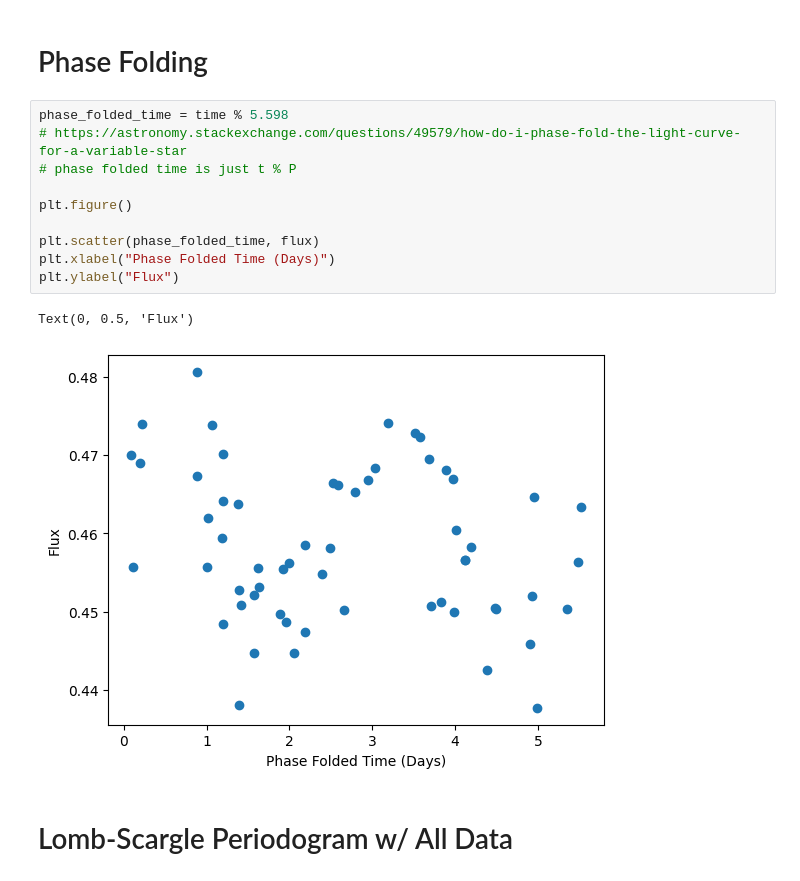
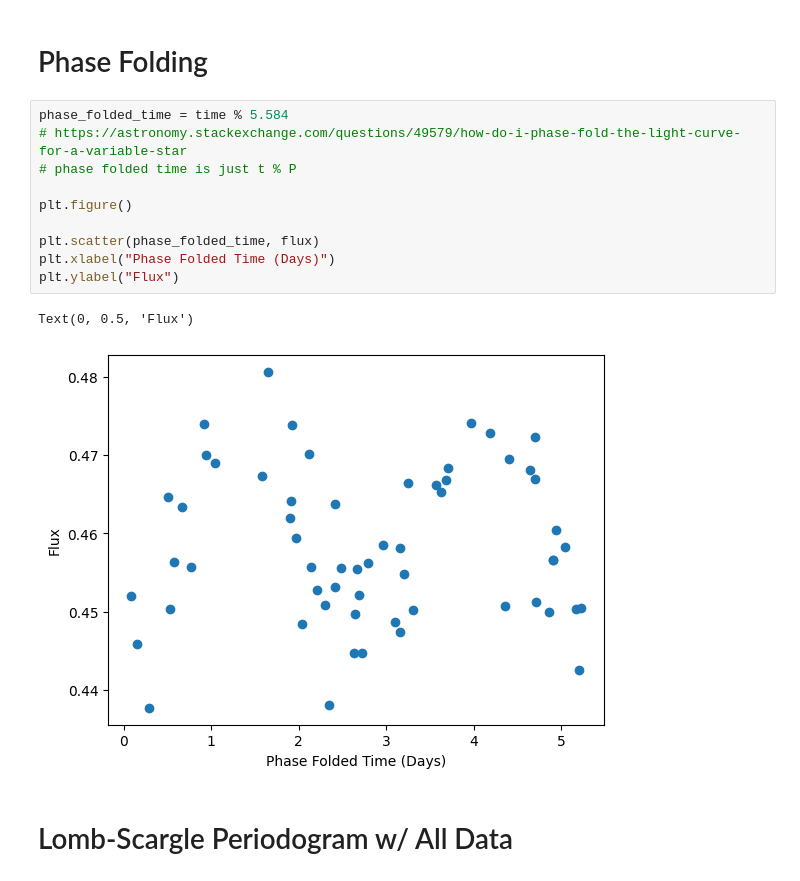
Before and after one commit to williamlee8ucb/GWAM_Lomb_Scargle, a Jupyter notebook: Subpercent_Data_LS.ipynb, the cells around one changed output. Saved outputs shown, nothing was run; the diff lists cells and outputs as text.

```diff
--- a/Subpercent_Data_LS.ipynb
+++ b/Subpercent_Data_LS.ipynb
@@ -46,18 +46,18 @@ Text(0, 0.5, 'Flux')
 # %% [markdown]
 # Phase Folding
 # %%
-phase_folded_time = time % 5.598
+phase_folded_time = time % 5.584
 # https://astronomy.stackexchange.com/questions/49579/how-do-i-phase-fold-the-light-curve-for-a-variable-star
 # phase folded time is just t % P
 
 plt.figure()
 
 plt.scatter(phase_folded_time, flux)
 plt.xlabel("Phase Folded Time (Days)")
 plt.ylabel("Flux")
 # %% [output]
 Text(0, 0.5, 'Flux')
-[figure, old version]
+[figure, new version]
 # %% [markdown]
 # Lomb-Scargle Periodogram w/ All Data
 # %%
```
Also changed, not shown: parts of 11 cells of this notebook.
